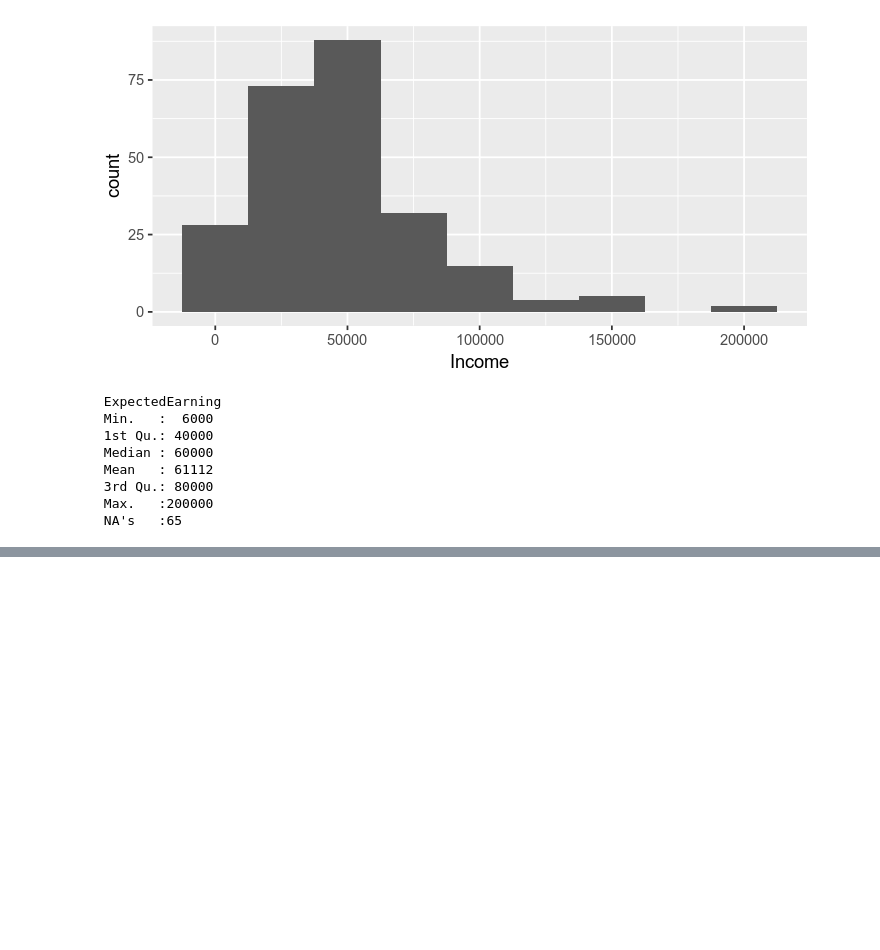
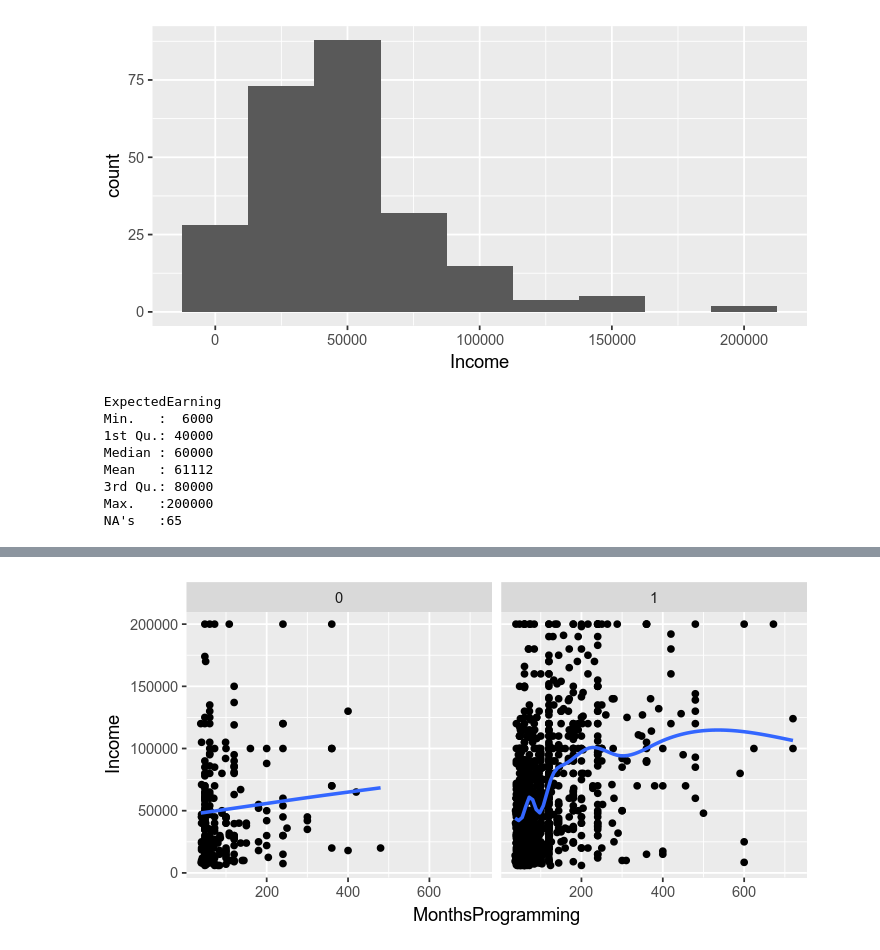
Before and after one commit to emuhsina/new_coder_survey_2016, a Jupyter notebook: new_coder_survey.ipynb, the cells around one changed output, grey strips where cells are left out. Drawn from its saved outputs; the diff is of its cells as text; code cells hidden in the pictures; blank space fills up the shorter version.

Commit message:
respondents having more programming experience

```diff
--- a/new_coder_survey.ipynb
+++ b/new_coder_survey.ipynb
@@ -468,0 +493,6 @@ survey %>%
+# %%
+survey %>%
+  filter(MonthsProgramming > 36,
+        !is.na(IsSoftwareDev)) %>%
+  ggplot(aes(x = MonthsProgramming, y = Income)) + geom_point() + geom_smooth(se= FALSE) + facet_wrap(~IsSoftwareDev)
+# %% [output]
@@ -468,0 +503 @@ survey %>%
+[figure, added]
```
Also changed, not shown: parts of 15 cells of this notebook.
